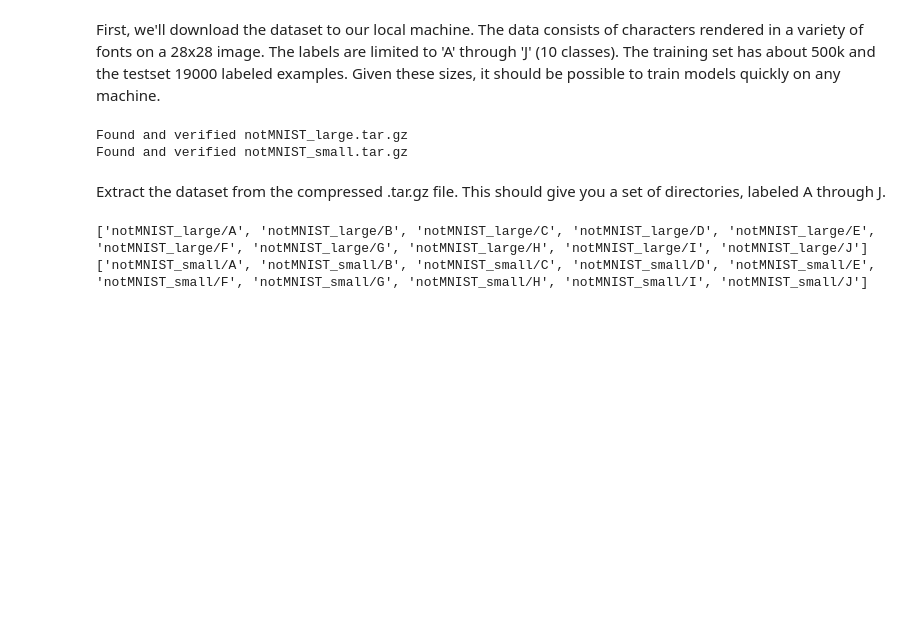
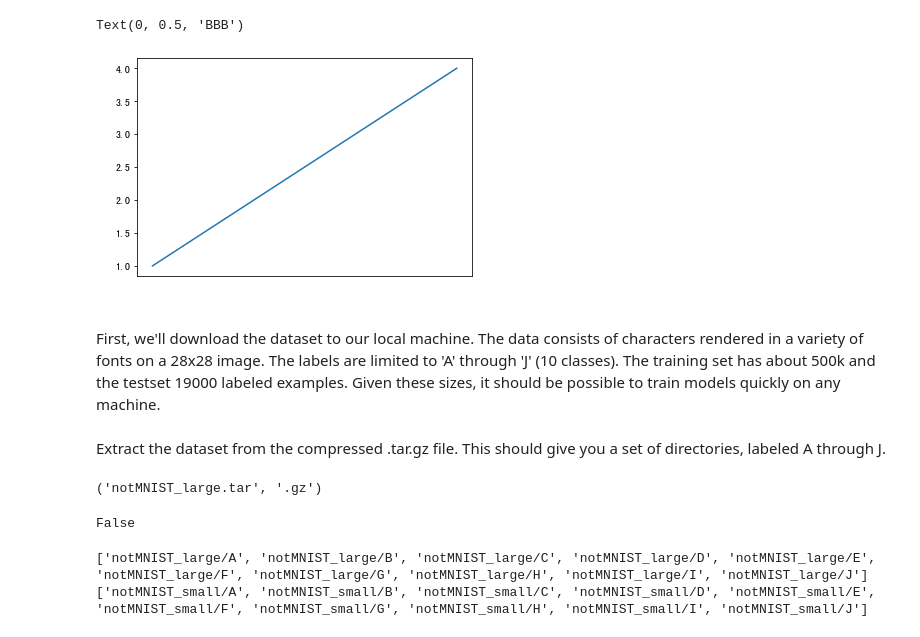
Before and after one commit to Valuebai/learn-NLP-luhuibo, a Jupyter notebook: lesson-09/1_notmnist.ipynb, the cells around one changed output. Drawn from its saved outputs; the diff is of its cells as text; code cells hidden in the pictures; blank space fills up the shorter version.

```diff
--- a/lesson-09/1_notmnist.ipynb
+++ b/lesson-09/1_notmnist.ipynb
@@ -44,3 +54,10 @@ from six.moves import cPickle as pickle
+# %%
+plt.plot([1,2,3,4])
+plt.xlabel('AAA')
+plt.ylabel('BBB')
+# %% [output]
+Text(0, 0.5, 'BBB')
+[figure, added]
 # %% [markdown]
 First, we'll download the dataset to our local machine. The data consists of characters rendered in a variety of fonts on a 28x28 image. The labels are limited to 'A' through 'J' (10 classes). The training set has about 500k and the testset 19000 labeled examples. Given these sizes, it should be possible to train models quickly on any machine.
 # %%
@@ -80,14 +97,19 @@ def maybe_download(filename, expected_bytes, force=False):
       'Failed to verify ' + dest_filename + '. Can you get to it with a browser?')
   return dest_filename
 
-train_filename = maybe_download('notMNIST_large.tar.gz', 247336696)
-test_filename = maybe_download('notMNIST_small.tar.gz', 8458043)
+#train_filename = maybe_download('notMNIST_large.tar.gz', 247336696)
+#test_filename = maybe_download('notMNIST_small.tar.gz', 8458043)
-# %% [output]
-Found and verified notMNIST_large.tar.gz
-Found and verified notMNIST_small.tar.gz
 # %% [markdown]
 Extract the dataset from the compressed .tar.gz file.
 This should give you a set of directories, labeled A through J.
+# %%
+os.path.splitext('notMNIST_large.tar.gz')
+# %% [output]
+('notMNIST_large.tar', '.gz')
+# %%
+os.path.isdir('notMNIST_large')
+# %% [output]
+False
 # %%
 num_classes = 10
 np.random.seed(133)
```
Also changed, not shown: parts of 85 cells of this notebook.
